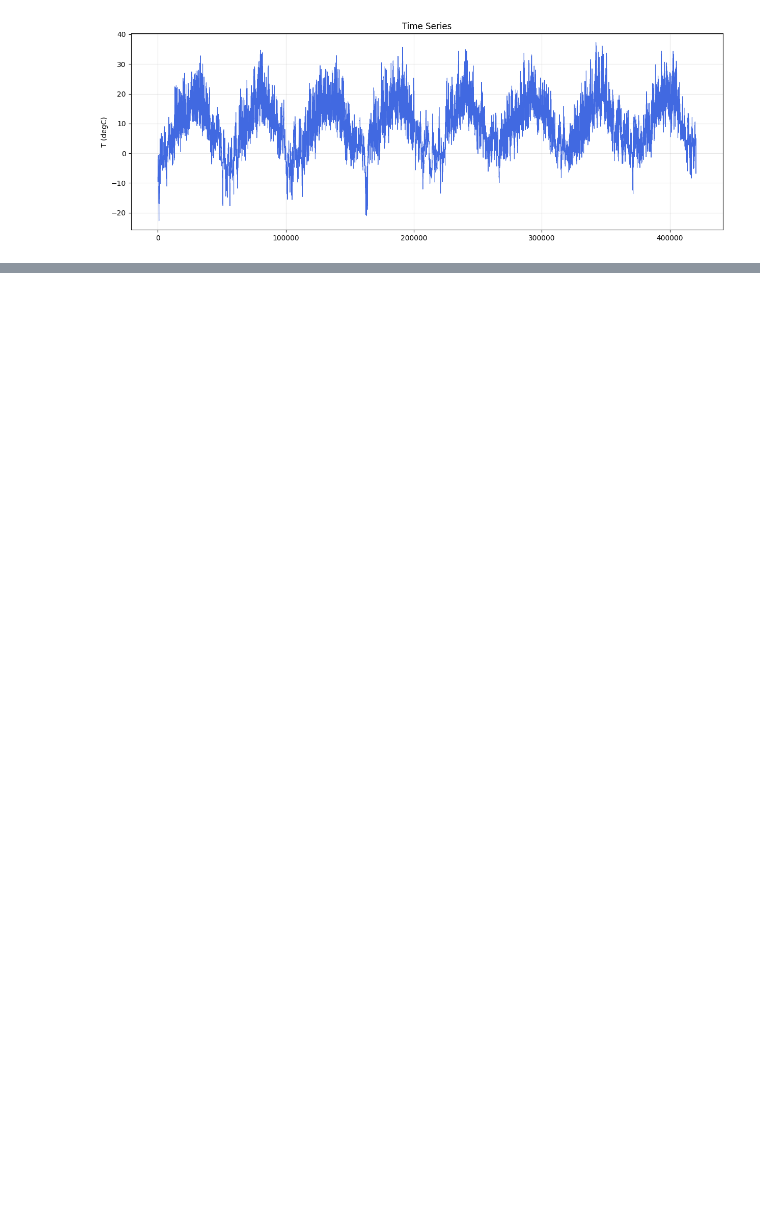
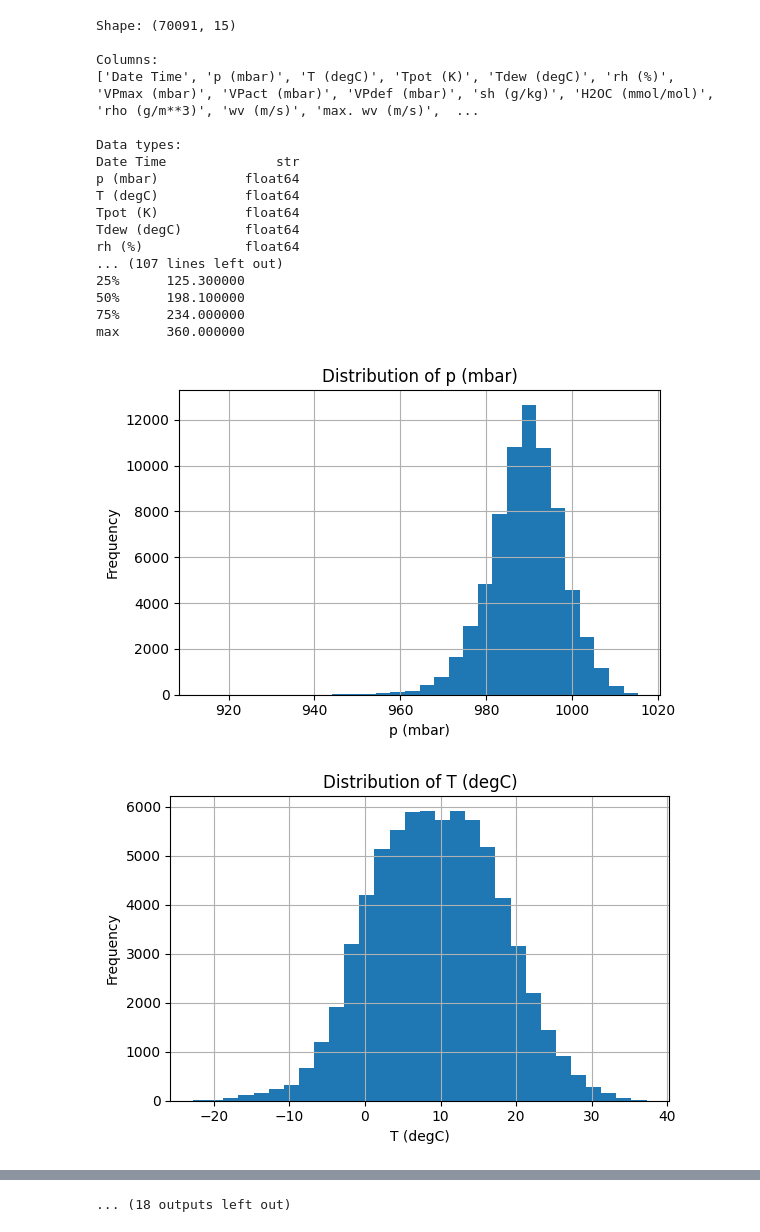
Before and after one commit to freyaxuu/COMP0197-group-project, a Jupyter notebook: notebooks/baseline.ipynb, the cells around one changed output, grey strips where cells are left out. Cells and saved outputs as stored; diff of their text form; code cells hidden in the pictures; blank space fills up the shorter version.

Commit message:
baseline LSTM training pipeline

```diff
--- a/notebooks/baseline.ipynb
+++ b/notebooks/baseline.ipynb
@@ -1,26 +6,56 @@
 # %%
 import pandas as pd
-from utils import prepare_data, plot_time_series, plot_results
+from src.utils import prepare_data, plot_time_series, plot_results
+from src.utils import inspect_data, plot_numeric_distributions, plot_boxplots
 import torch.nn as nn
 import numpy as np
 import torch
+import kagglehub
+import os
+
 
 # --- 1. CONFIGURATION ---
-URL = "https://storage.googleapis.com/tensorflow/tf-keras-datasets/jena_climate_2009_2016.csv.zip"
 TARGET = 'T (degC)'
 FEATURES = ['p (mbar)', 'T (degC)', 'rh (%)', 'rho (g/m**3)']
 SEQ_LEN = 24
 
-# --- 2. LOAD & VISUALIZE ---
+
+# Load Data
+# path = kagglehub.dataset_download("saurabhshahane/electricity-load-forecasting")
+
+# print("Path to dataset files:", path)
+# data_file = os.path.join(path, "acorn_details.csv")
+# df = pd.read_csv(data_file)
+
+
+URL = "https://storage.googleapis.com/tensorflow/tf-keras-datasets/jena_climate_2009_2016.csv.zip"
 df = pd.read_csv(URL, compression='zip')[5::6] # Hourly
-plot_time_series(df, TARGET)
-
-# --- 3. PREPARE DATA ---
-train_loader, test_loader, scaler = prepare_data(
-    df,
-    target_col=TARGET,
-    feature_cols=FEATURES,
-    seq_length=SEQ_LEN
-)
-# %% [output]
-[figure, removed]
+# %%
+# EDA
+
+df = inspect_data(df, datetime_col="tstp")
+
+plot_numeric_distributions(df)
+plot_boxplots(df)
+
+plot_time_series(df, TARGET)
+# %% [output]
+Shape: (70091, 15)
+
+Columns:
+['Date Time', 'p (mbar)', 'T (degC)', 'Tpot (K)', 'Tdew (degC)', 'rh (%)', 'VPmax (mbar)', 'VPact (mbar)', 'VPdef (mbar)', 'sh (g/kg)', 'H2OC (mmol/mol)', 'rho (g/m**3)', 'wv (m/s)', 'max. wv (m/s)',  ...
+
+Data types:
+Date Time              str
+p (mbar)           float64
+T (degC)           float64
+Tpot (K)           float64
+Tdew (degC)        float64
+rh (%)             float64
+... (107 lines left out)
+25%      125.300000
+50%      198.100000
+75%      234.000000
+max      360.000000
+[figure, added]
+[figure, added]
@@ -26,0 +71 @@ train_loader, test_loader, scaler = prepare_data(
+... (18 outputs left out)
```
Also changed, not shown: parts of 13 cells of this notebook, 2 other files.
